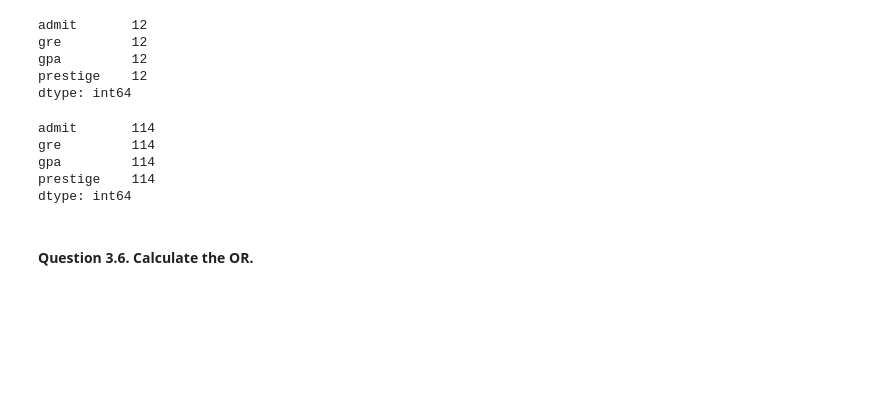
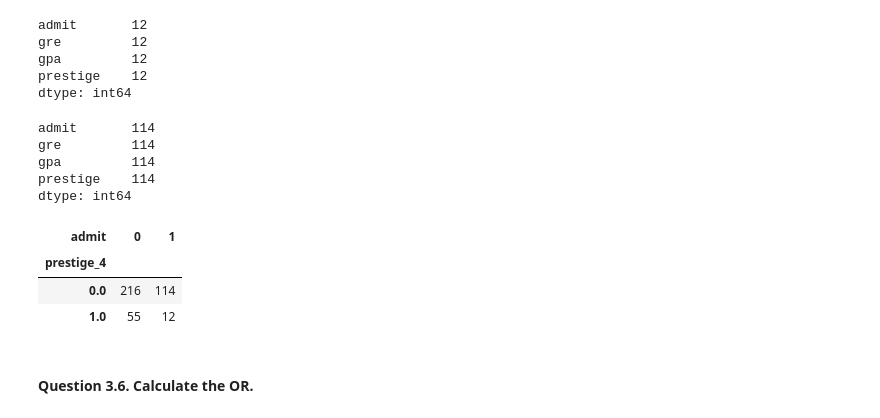
Before and after one commit to devesh1412/DS-SF-23, a Jupyter notebook: unit-projects/3/starter-code/unit-project-3-Devesh.ipynb, the cells around one changed output. Cells and saved outputs as stored; diff of their text form; code cells hidden in the pictures; blank space fills up the shorter version.

```diff
--- a/unit-projects/3/starter-code/unit-project-3-Devesh.ipynb
+++ b/unit-projects/3/starter-code/unit-project-3-Devesh.ipynb
@@ -205,6 +203,14 @@ gre         114
 gpa         114
 prestige    114
 dtype: int64
+# %%
+#df.columns
+pd.crosstab(handCalc.prestige_4,handCalc.admit)
+# %% [output]
+| admit | 0 | 1 |
+| prestige_4 |  |  |
+| 0.0 | 216 | 114 |
+| 1.0 | 55 | 12 |
 # %% [markdown]
 #### Question 3.6. Calculate the OR.
 # %% [markdown]
```
Also changed, not shown: parts of 17 cells of this notebook, 4 other files.
